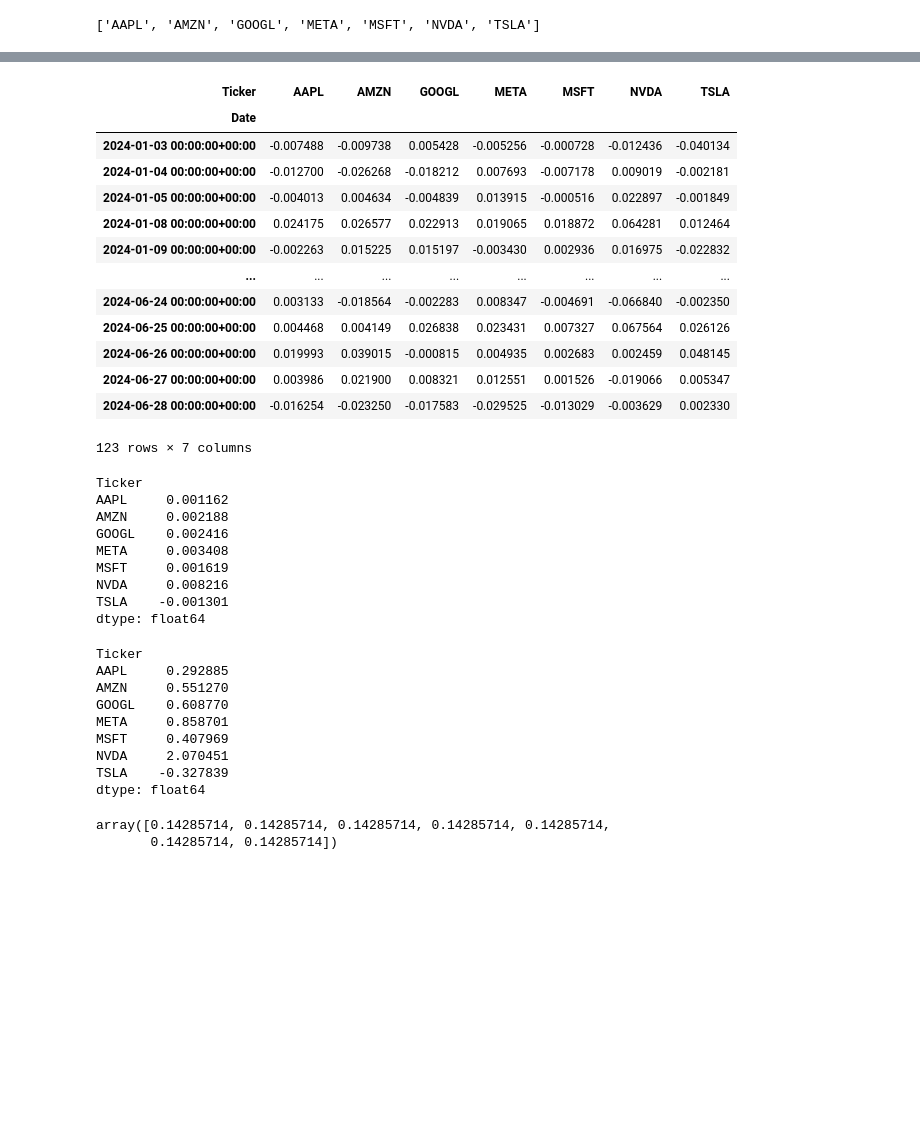
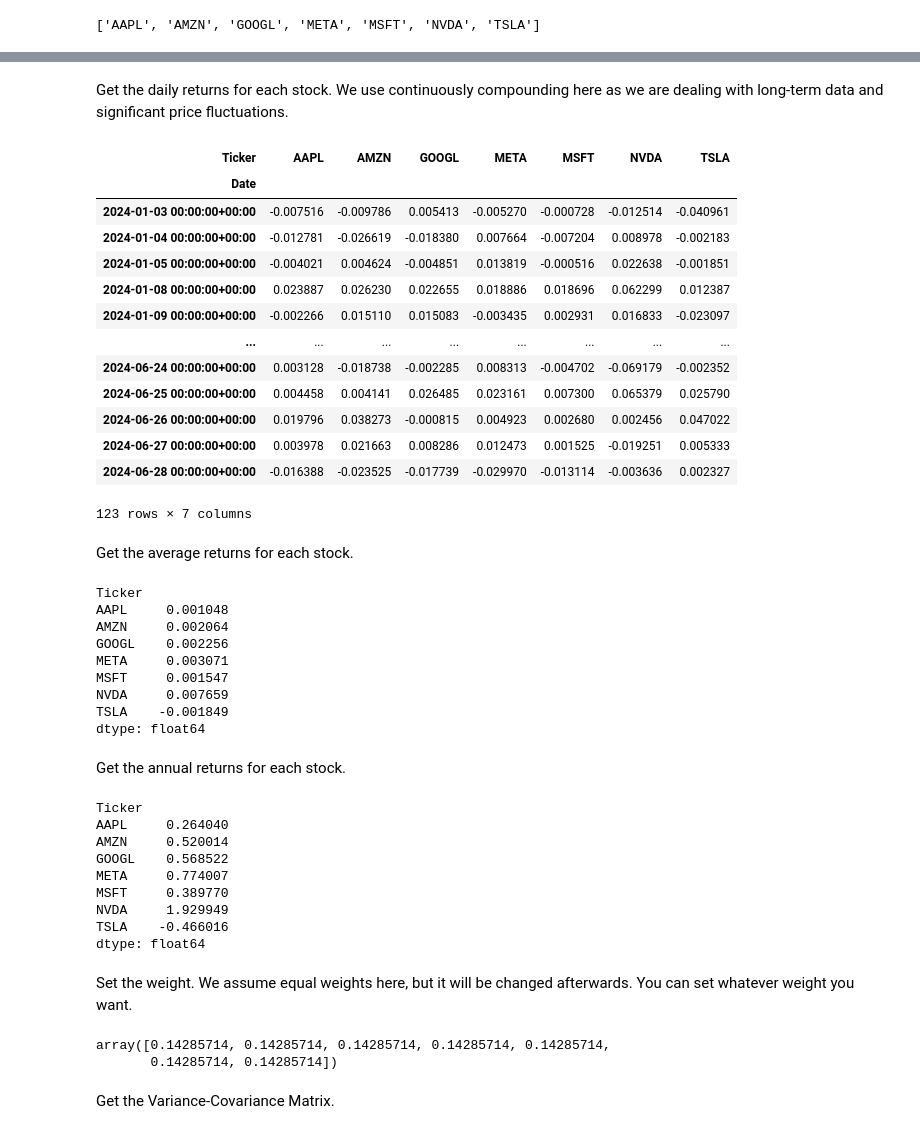
Before and after one commit to MHTAI/MPT, a Jupyter notebook: MPT.ipynb, the cells around one changed output, grey strips where cells are left out. Drawn from its saved outputs; the diff is of its cells as text; code cells hidden in the pictures; blank space fills up the shorter version.

```diff
--- a/MPT.ipynb
+++ b/MPT.ipynb
@@ -121,50 +53,58 @@ data
 | 2024-06-27 00:00:00+00:00 | 213.852478 | 197.850006 | 185.164307 | 519.064819 | 452.035248 | 123.979393 | 197.419998 |
 | 2024-06-28 00:00:00+00:00 | 210.376480 | 193.250000 | 181.908615 | 503.739441 | 446.145874 | 123.529434 | 197.880005 |
 124 rows × 7 columns
+# %% [markdown]
+Get the daily returns for each stock. We use continuously compounding here as we are dealing with long-term data and significant price fluctuations.
 # %%
-daily_R = data.pct_change()
+daily_R = np.log(data) - np.log(data.shift(1))
 daily_R = daily_R.dropna()
 daily_R
 # %% [output]
 | Ticker | AAPL | AMZN | GOOGL | META | MSFT | NVDA | TSLA |
 | Date |  |  |  |  |  |  |  |
-| 2024-01-03 00:00:00+00:00 | -0.007488 | -0.009738 | 0.005428 | -0.005256 | -0.000728 | -0.012436 | -0.040134 |
-| 2024-01-04 00:00:00+00:00 | -0.012700 | -0.026268 | -0.018212 | 0.007693 | -0.007178 | 0.009019 | -0.002181 |
-| 2024-01-05 00:00:00+00:00 | -0.004013 | 0.004634 | -0.004839 | 0.013915 | -0.000516 | 0.022897 | -0.001849 |
-| 2024-01-08 00:00:00+00:00 | 0.024175 | 0.026577 | 0.022913 | 0.019065 | 0.018872 | 0.064281 | 0.012464 |
-| 2024-01-09 00:00:00+00:00 | -0.002263 | 0.015225 | 0.015197 | -0.003430 | 0.002936 | 0.016975 | -0.022832 |
+| 2024-01-03 00:00:00+00:00 | -0.007516 | -0.009786 | 0.005413 | -0.005270 | -0.000728 | -0.012514 | -0.040961 |
+| 2024-01-04 00:00:00+00:00 | -0.012781 | -0.026619 | -0.018380 | 0.007664 | -0.007204 | 0.008978 | -0.002183 |
+| 2024-01-05 00:00:00+00:00 | -0.004021 | 0.004624 | -0.004851 | 0.013819 | -0.000516 | 0.022638 | -0.001851 |
+| 2024-01-08 00:00:00+00:00 | 0.023887 | 0.026230 | 0.022655 | 0.018886 | 0.018696 | 0.062299 | 0.012387 |
+| 2024-01-09 00:00:00+00:00 | -0.002266 | 0.015110 | 0.015083 | -0.003435 | 0.002931 | 0.016833 | -0.023097 |
 | ... | ... | ... | ... | ... | ... | ... | ... |
-| 2024-06-24 00:00:00+00:00 | 0.003133 | -0.018564 | -0.002283 | 0.008347 | -0.004691 | -0.066840 | -0.002350 |
-| 2024-06-25 00:00:00+00:00 | 0.004468 | 0.004149 | 0.026838 | 0.023431 | 0.007327 | 0.067564 | 0.026126 |
-| 2024-06-26 00:00:00+00:00 | 0.019993 | 0.039015 | -0.000815 | 0.004935 | 0.002683 | 0.002459 | 0.048145 |
-| 2024-06-27 00:00:00+00:00 | 0.003986 | 0.021900 | 0.008321 | 0.012551 | 0.001526 | -0.019066 | 0.005347 |
-| 2024-06-28 00:00:00+00:00 | -0.016254 | -0.023250 | -0.017583 | -0.029525 | -0.013029 | -0.003629 | 0.002330 |
+| 2024-06-24 00:00:00+00:00 | 0.003128 | -0.018738 | -0.002285 | 0.008313 | -0.004702 | -0.069179 | -0.002352 |
+| 2024-06-25 00:00:00+00:00 | 0.004458 | 0.004141 | 0.026485 | 0.023161 | 0.007300 | 0.065379 | 0.025790 |
+| 2024-06-26 00:00:00+00:00 | 0.019796 | 0.038273 | -0.000815 | 0.004923 | 0.002680 | 0.002456 | 0.047022 |
+| 2024-06-27 00:00:00+00:00 | 0.003978 | 0.021663 | 0.008286 | 0.012473 | 0.001525 | -0.019251 | 0.005333 |
+| 2024-06-28 00:00:00+00:00 | -0.016388 | -0.023525 | -0.017739 | -0.029970 | -0.013114 | -0.003636 | 0.002327 |
 123 rows × 7 columns
+# %% [markdown]
+Get the average returns for each stock.
 # %%
 avg_R = daily_R.mean()
 avg_R
 # %% [output]
 Ticker
-AAPL     0.001162
-AMZN     0.002188
-GOOGL    0.002416
-META     0.003408
-MSFT     0.001619
-NVDA     0.008216
-TSLA    -0.001301
+AAPL     0.001048
+AMZN     0.002064
+GOOGL    0.002256
+META     0.003071
+MSFT     0.001547
+NVDA     0.007659
+TSLA    -0.001849
 dtype: float64
+# %% [markdown]
+Get the annual returns for each stock.
 # %%
 annual_R = avg_R * 252
 annual_R
 # %% [output]
 Ticker
-AAPL     0.292885
-AMZN     0.551270
-GOOGL    0.608770
-META     0.858701
-MSFT     0.407969
-NVDA     2.070451
-TSLA    -0.327839
+AAPL     0.264040
+AMZN     0.520014
+GOOGL    0.568522
+META     0.774007
+MSFT     0.389770
+NVDA     1.929949
+TSLA    -0.466016
 dtype: float64
+# %% [markdown]
+Set the weight. We assume equal weights here, but it will be changed afterwards. You can set whatever weight you want.
 # %%
 no_of_stocks = len(stocks)
@@ -173,6 +113,8 @@ weight
 # %% [output]
 array([0.14285714, 0.14285714, 0.14285714, 0.14285714, 0.14285714,
        0.14285714, 0.14285714])
+# %% [markdown]
+Get the Variance-Covariance Matrix.
 # %%
 M = daily_R.cov() * 252
 M
```
Also changed, not shown: parts of 24 cells of this notebook.
